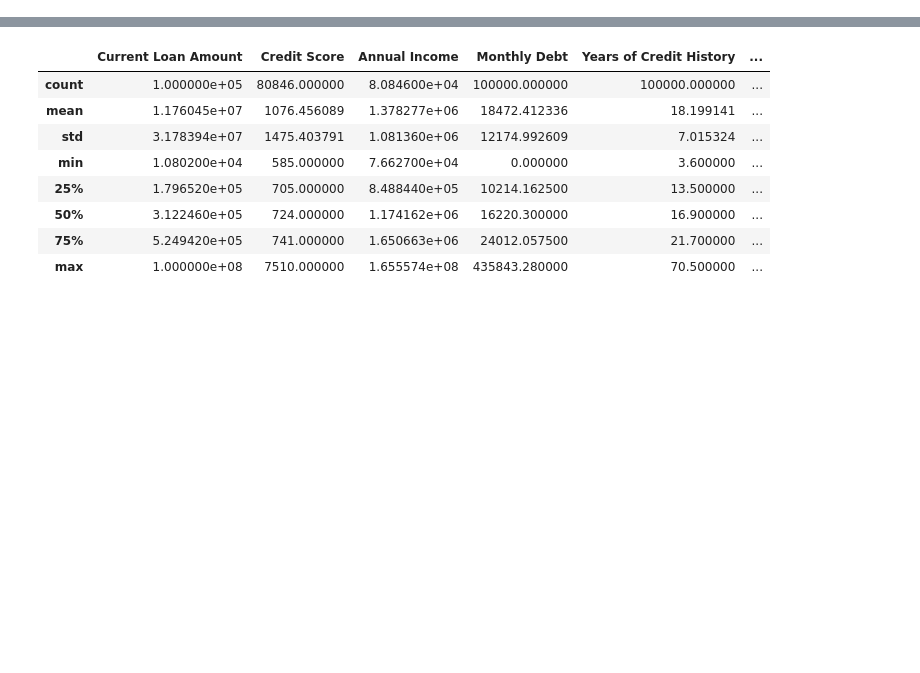
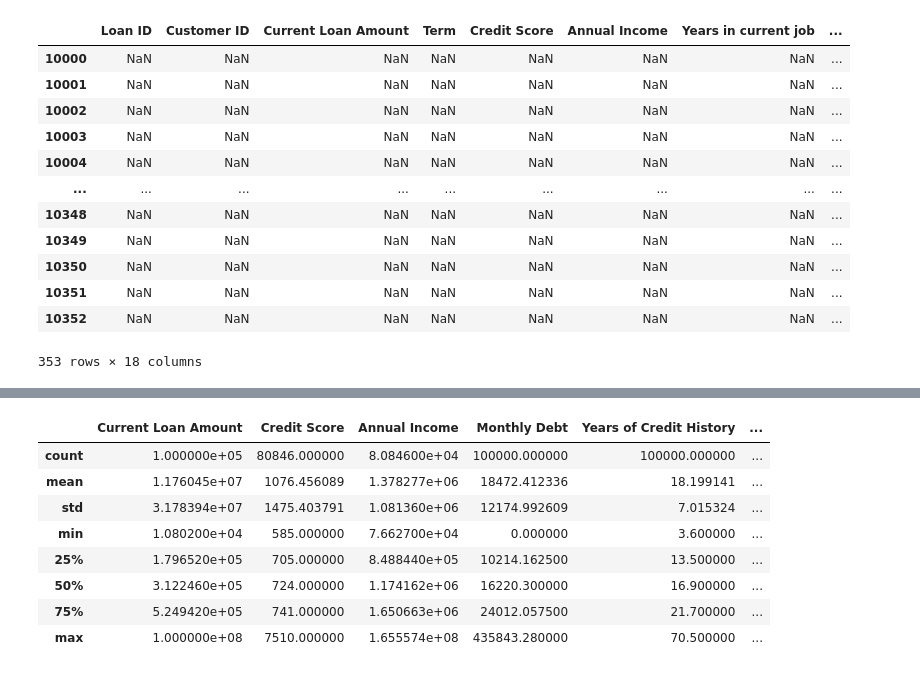
Before and after one commit to sandy-lee/Ethical-recognition-of-potential-loan-defaults-through-machine-learning, a Jupyter notebook: central_notebook.ipynb, the cells around one changed output, grey strips where cells are left out. Drawn from its saved outputs; the diff is of its cells as text; code cells hidden in the pictures; blank space fills up the shorter version.

```diff
--- a/central_notebook.ipynb
+++ b/central_notebook.ipynb
@@ -16,3 +54,21 @@ df.head()
+# %%
+dupes = df[df.duplicated(['Loan ID'], keep=False)]
+# %%
+dupes
+# %% [output]
+|  | Loan ID | Customer ID | Current Loan Amount | Term | Credit Score | Annual Income | Years in current job | ... |
+| 10000 | NaN | NaN | NaN | NaN | NaN | NaN | NaN | ... |
+| 10001 | NaN | NaN | NaN | NaN | NaN | NaN | NaN | ... |
+| 10002 | NaN | NaN | NaN | NaN | NaN | NaN | NaN | ... |
+| 10003 | NaN | NaN | NaN | NaN | NaN | NaN | NaN | ... |
+| 10004 | NaN | NaN | NaN | NaN | NaN | NaN | NaN | ... |
+| ... | ... | ... | ... | ... | ... | ... | ... | ... |
+| 10348 | NaN | NaN | NaN | NaN | NaN | NaN | NaN | ... |
+| 10349 | NaN | NaN | NaN | NaN | NaN | NaN | NaN | ... |
+| 10350 | NaN | NaN | NaN | NaN | NaN | NaN | NaN | ... |
+| 10351 | NaN | NaN | NaN | NaN | NaN | NaN | NaN | ... |
+| 10352 | NaN | NaN | NaN | NaN | NaN | NaN | NaN | ... |
+353 rows × 18 columns
 # %%
 df.info()
 # %% [output]
```
Also changed, not shown: parts of 9 cells of this notebook, 4 other files.
